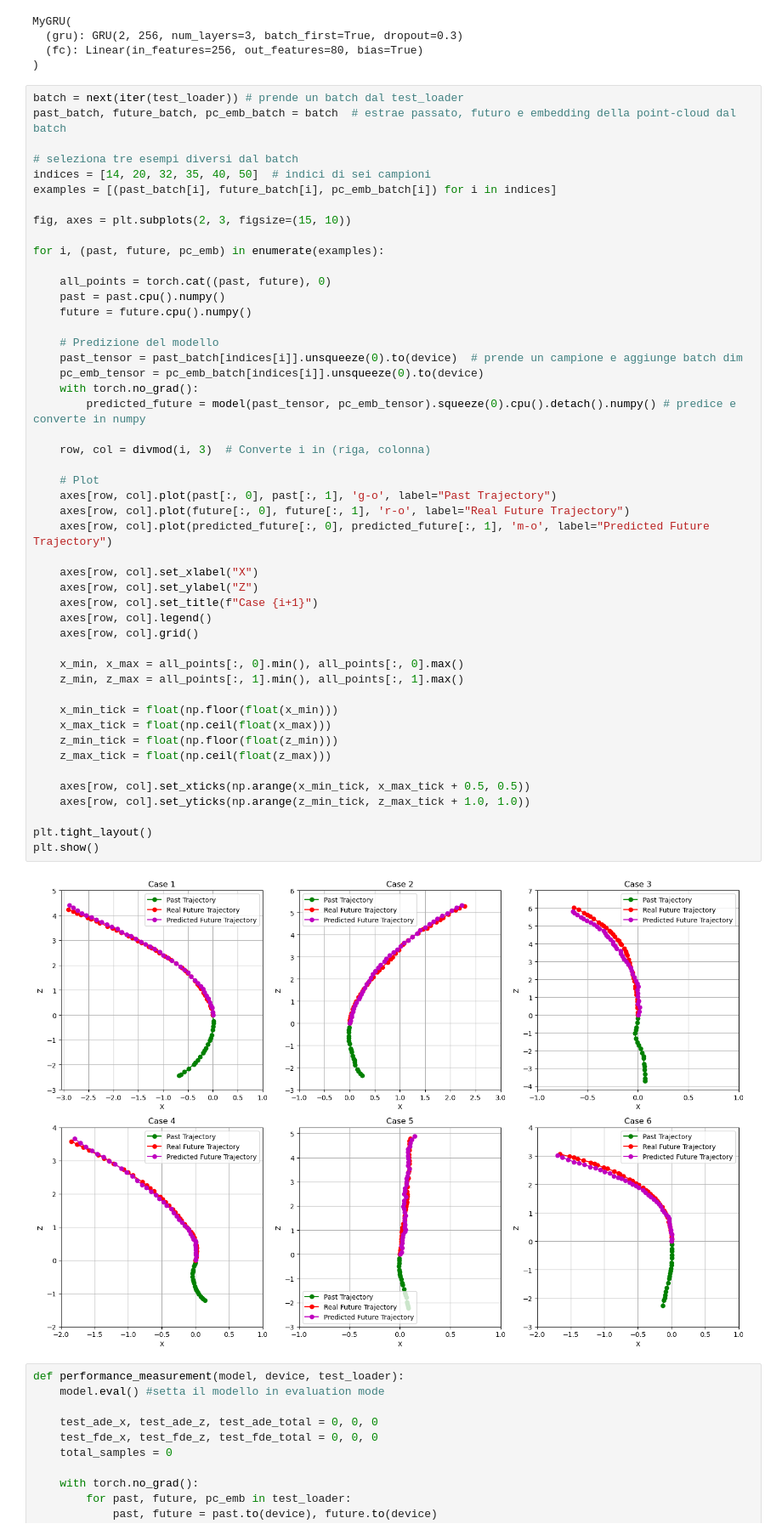
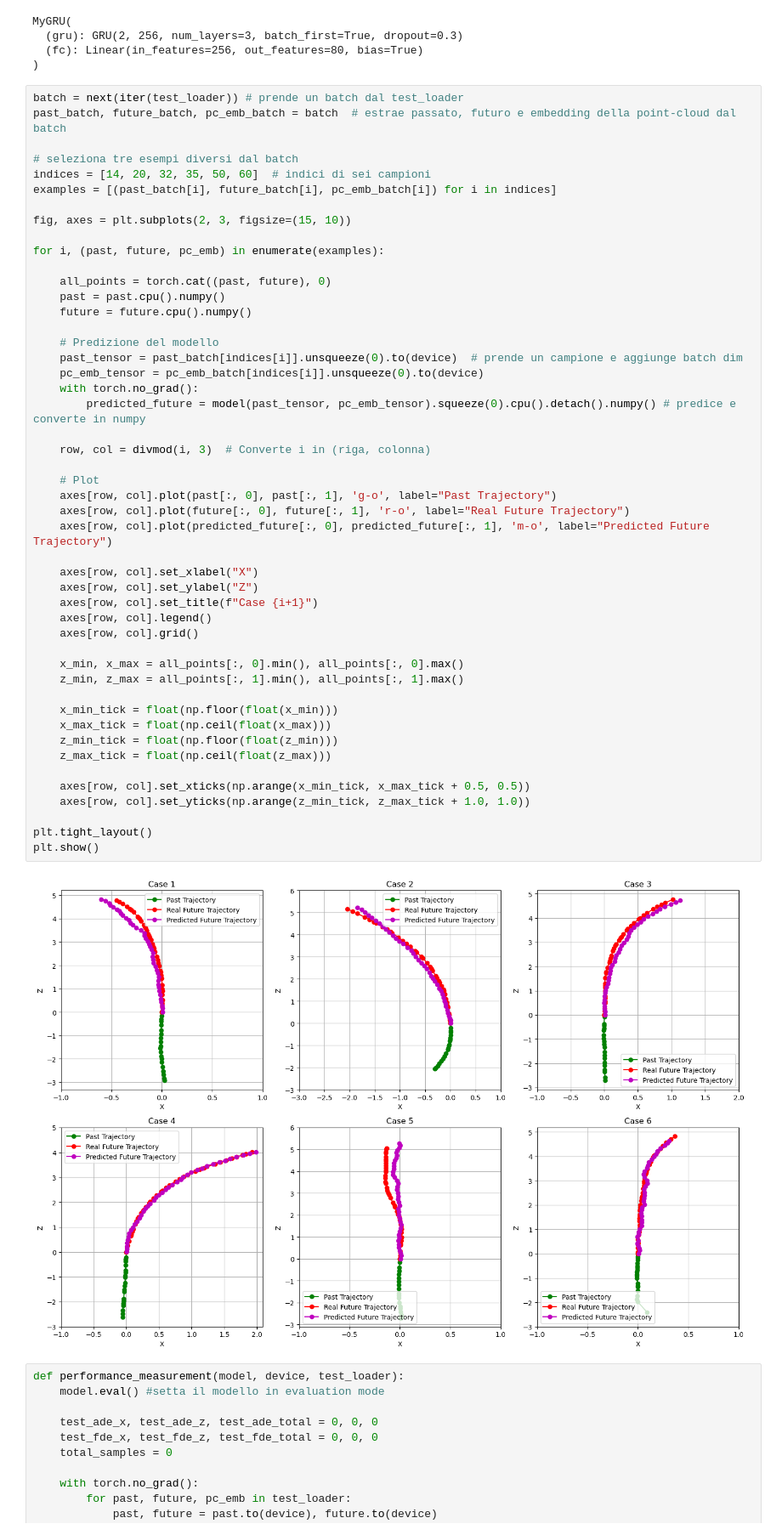
Before and after one commit to AlexSanta/Lab_Image_and_Video_Analysis, a Jupyter notebook: step2_one_shot.ipynb, the cells around one changed output. Shown: that part at 85% size. Drawn from its saved outputs; the diff is of its cells as text.

```diff
--- a/step2_one_shot.ipynb
+++ b/step2_one_shot.ipynb
@@ -396,7 +394,7 @@ batch = next(iter(test_loader)) # prende un batch dal test_loader
 past_batch, future_batch, pc_emb_batch = batch  # estrae passato, futuro e embedding della point-cloud dal batch
 
 # seleziona tre esempi diversi dal batch
-indices = [14, 20, 32, 35, 40, 50]  # indici di sei campioni
+indices = [14, 20, 32, 35, 50, 60]  # indici di sei campioni
 examples = [(past_batch[i], future_batch[i], pc_emb_batch[i]) for i in indices]
 
 fig, axes = plt.subplots(2, 3, figsize=(15, 10))
@@ -413,34 +411,34 @@ for i, (past, future, pc_emb) in enumerate(examples):
     with torch.no_grad():
         predicted_future = model(past_tensor, pc_emb_tensor).squeeze(0).cpu().detach().numpy() # predice e converte in numpy
 
     row, col = divmod(i, 3)  # Converte i in (riga, colonna)
 
     # Plot
     axes[row, col].plot(past[:, 0], past[:, 1], 'g-o', label="Past Trajectory")
     axes[row, col].plot(future[:, 0], future[:, 1], 'r-o', label="Real Future Trajectory")
     axes[row, col].plot(predicted_future[:, 0], predicted_future[:, 1], 'm-o', label="Predicted Future Trajectory")
 
     axes[row, col].set_xlabel("X")
     axes[row, col].set_ylabel("Z")
     axes[row, col].set_title(f"Case {i+1}")
     axes[row, col].legend()
     axes[row, col].grid()
 
     x_min, x_max = all_points[:, 0].min(), all_points[:, 0].max()
     z_min, z_max = all_points[:, 1].min(), all_points[:, 1].max()
 
     x_min_tick = float(np.floor(float(x_min)))
     x_max_tick = float(np.ceil(float(x_max)))
     z_min_tick = float(np.floor(float(z_min)))
     z_max_tick = float(np.ceil(float(z_max)))
 
     axes[row, col].set_xticks(np.arange(x_min_tick, x_max_tick + 0.5, 0.5))
     axes[row, col].set_yticks(np.arange(z_min_tick, z_max_tick + 1.0, 1.0))
 
 plt.tight_layout()
 plt.show()
 # %% [output]
-[figure, old version]
+[figure, new version]
 # %%
 def performance_measurement(model, device, test_loader):
     model.eval() #setta il modello in evaluation mode
```
Also changed, not shown: parts of 8 cells of this notebook, 7 other files.
